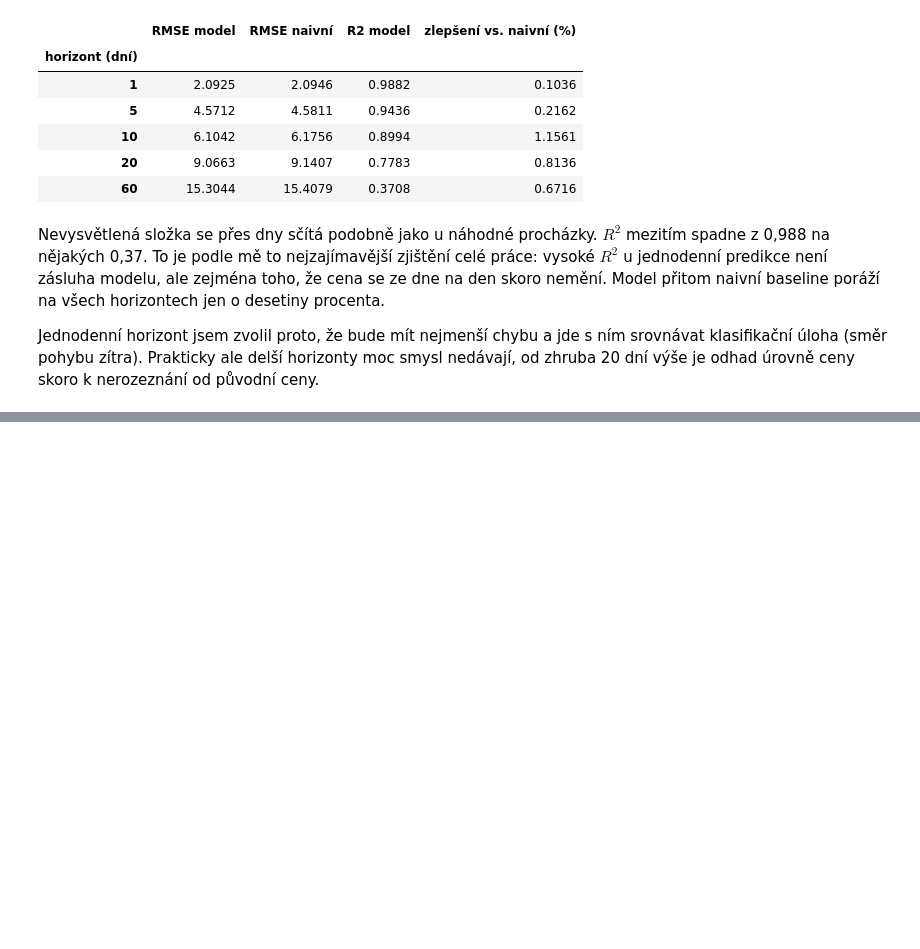
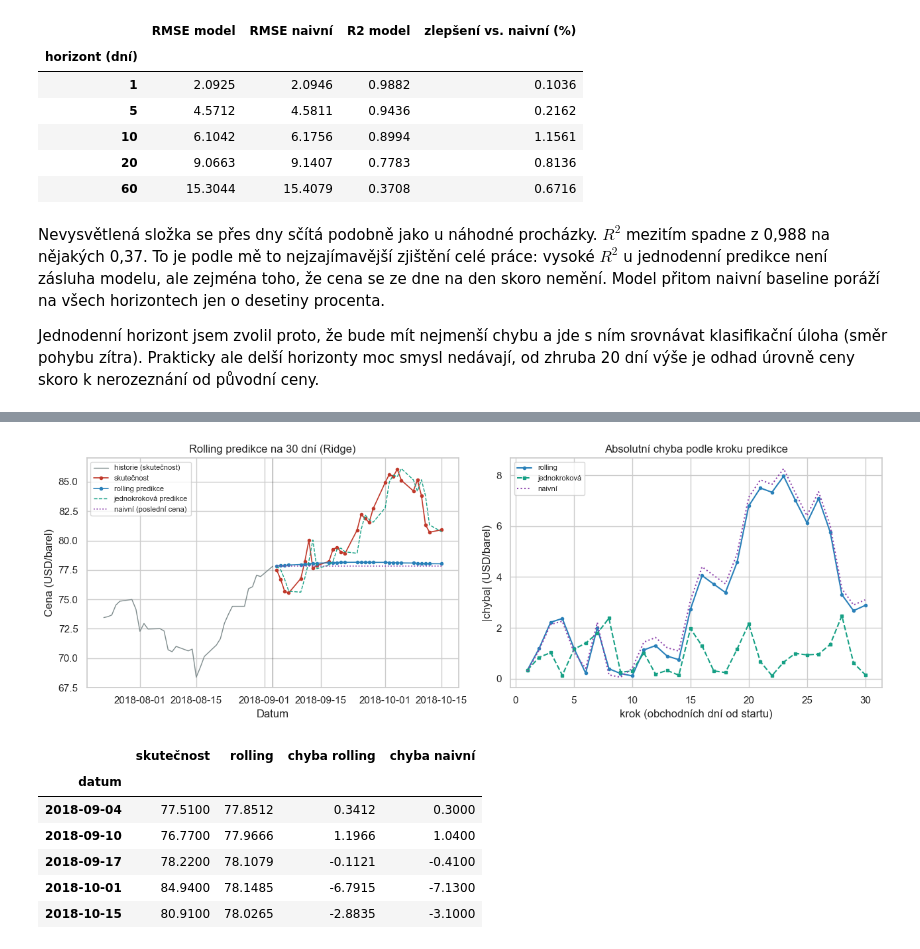
Before and after one commit to Sejby/KI-USU, a Jupyter notebook: seminarka.ipynb, the cells around one changed output, grey strips where cells are left out. Cells and saved outputs as stored; diff of their text form; code cells hidden in the pictures; blank space fills up the shorter version.

Commit message:
rolling prediction

```diff
--- a/seminarka.ipynb
+++ b/seminarka.ipynb
@@ -785,0 +850,40 @@ zhruba 20 dní výše je odhad úrovně ceny skoro k nerozeznání od původní
+# %%
+fig, axes = plt.subplots(1, 2, figsize=(13, 4.5))
+
+context = df.iloc[rolling_start_pos - 30:rolling_start_pos + 1]
+axes[0].plot(context["Date"], context["Price"], color="#7f8c8d", lw=1, label="historie (skutečnost)")
+axes[0].plot(roll_dates, roll_actual, "o-", ms=3, lw=1.2, color="#c0392b", label="skutečnost")
+axes[0].plot(roll_dates, roll_pred, "o-", ms=3, lw=1.2, color="#2980b9", label="rolling predikce")
+axes[0].plot(roll_dates, onestep_pred, "--", lw=1, color="#16a085", label="jednokroková predikce")
+axes[0].plot(roll_dates, naive_pred, ":", lw=1.2, color="#8e44ad", label="naivní (poslední cena)")
+axes[0].axvline(rolling_start_date, color="k", lw=0.8, alpha=0.5)
+axes[0].set_title(f"Rolling predikce na {ROLLING_HORIZON} dní (Ridge)")
+axes[0].set_xlabel("Datum"); axes[0].set_ylabel("Cena (USD/barel)")
+axes[0].legend(fontsize=8)
+
+steps = np.arange(1, ROLLING_HORIZON + 1)
+axes[1].plot(steps, np.abs(roll_actual - roll_pred), "o-", ms=3, color="#2980b9", label="rolling")
+axes[1].plot(steps, np.abs(roll_actual - onestep_pred), "s--", ms=3, color="#16a085", label="jednokroková")
+axes[1].plot(steps, np.abs(roll_actual - naive_pred), ":", color="#8e44ad", label="naivní")
+axes[1].set_title("Absolutní chyba podle kroku predikce")
+axes[1].set_xlabel("krok (obchodních dní od startu)"); axes[1].set_ylabel("|chyba| (USD/barel)")
+axes[1].legend(fontsize=8)
+plt.tight_layout(); plt.show()
+
+rolling_detail = pd.DataFrame({
+    "datum": pd.to_datetime(roll_dates).date,
+    "skutečnost": roll_actual,
+    "rolling": roll_pred,
+    "chyba rolling": roll_pred - roll_actual,
+    "chyba naivní": naive_pred - roll_actual,
+}).set_index("datum")
+rolling_detail.iloc[[0, 4, 9, 19, 29]]
+# %% [output]
+[figure, added]
+|  | skutečnost | rolling | chyba rolling | chyba naivní |
+| datum |  |  |  |  |
+| 2018-09-04 | 77.5100 | 77.8512 | 0.3412 | 0.3000 |
+| 2018-09-10 | 76.7700 | 77.9666 | 1.1966 | 1.0400 |
+| 2018-09-17 | 78.2200 | 78.1079 | -0.1121 | -0.4100 |
+| 2018-10-01 | 84.9400 | 78.1485 | -6.7915 | -7.1300 |
+| 2018-10-15 | 80.9100 | 78.0265 | -2.8835 | -3.1000 |
```
Also changed, not shown: parts of 6 cells of this notebook.
